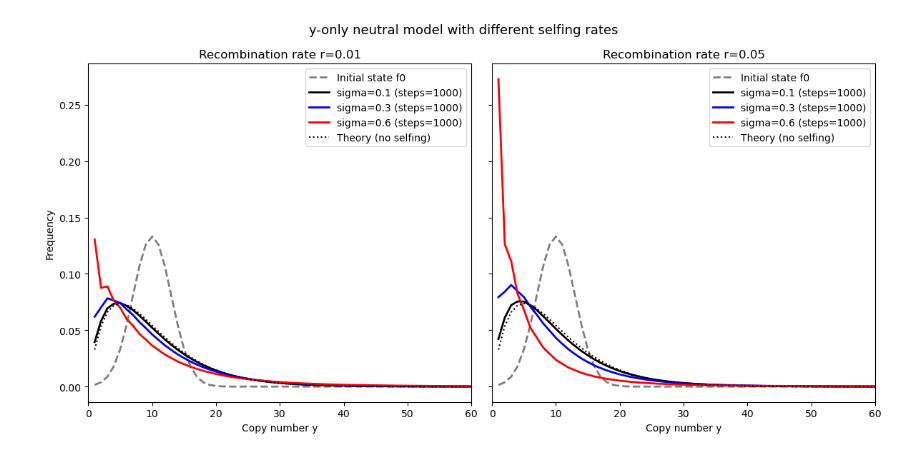
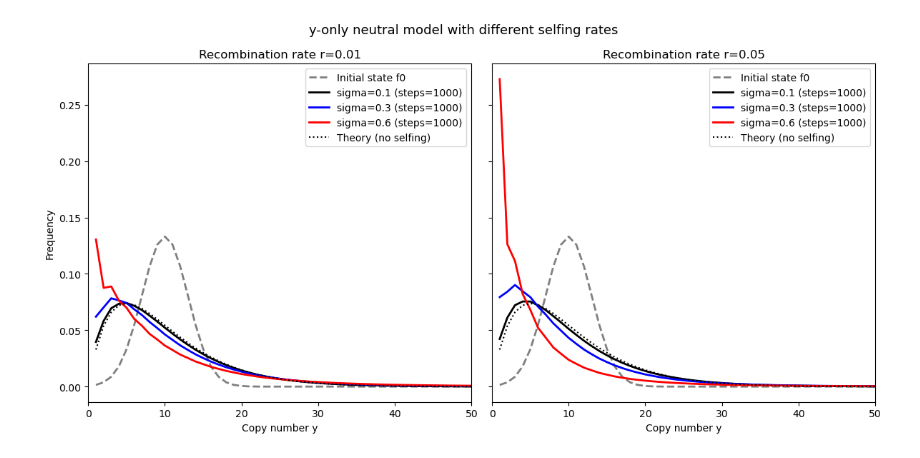
Before and after one commit to Duramenn/CNV_dynamics_2026, a Jupyter notebook: code/deterministic/D1.1_neutral_selfing.ipynb, the cells around one changed output. Saved outputs shown, nothing was run; the diff lists cells and outputs as text; code cells hidden in the pictures.

```diff
--- a/code/deterministic/D1.1_neutral_selfing.ipynb
+++ b/code/deterministic/D1.1_neutral_selfing.ipynb
@@ -21,7 +21,7 @@ def trapez_tensor(n: int) -> np.ndarray:
     return T
 
 # ---------- selfing update ----------
-def f_post_neutral_selfing(f_prior, r, sigma, T):
+def f_post_neutral_selfing(f_prior, r, sigma, T): #einsum replace for loop, faster
     f_prior = f_prior / f_prior.sum()
 
     outcross = np.einsum('kij,i,j->k', T, f_prior, f_prior, optimize=True)
@@ -40,7 +40,7 @@ def iterate_selfing(f0, r, sigma, T, tol=1e-9, max_iter=1000):
         f = f_new
     return f, max_iter
 
-# ---------- theoretical neutral stationary (sigma=0) ----------
+# ---------- theoretical neutral stationary for outcrossing (sigma=0) ----------
 def stationary_theory_from_mean(E0: float, n: int) -> np.ndarray:
     y = np.arange(1, n + 1, dtype=float)
     p = y * np.exp(-2.0 * y / E0)
@@ -53,32 +53,32 @@ if __name__ == "__main__":
     T = trapez_tensor(n)
 
     # initial distribution: gaussian around y=10
     f0 = np.exp(-((y - 10.0) ** 2) / (2 * 3.0 ** 2))
     f0 /= f0.sum()
     E0 = np.sum(y * f0)
     theory = stationary_theory_from_mean(E0, n)
 
     recomb_rates = [0.01, 0.05]
     selfing_rates = [0.1, 0.3, 0.6]   # 0=no selfing, 1=full selfing
     colors = ["black", "blue", "red"]
 
     fig, axes = plt.subplots(1, 2, figsize=(12, 6), sharey=True)
     for ax, r in zip(axes, recomb_rates):
         ax.plot(y, f0, "gray", linestyle="--", lw=2, label="Initial state f0")
         for sigma, col in zip(selfing_rates, colors):
             f_eq, steps = iterate_selfing(f0, r, sigma, T)
             ax.plot(y, f_eq, color=col, lw=2,
                     label=f"sigma={sigma} (steps={steps})")
 
         ax.plot(y, theory, "k:", lw=1.5, label="Theory (no selfing)")
         ax.set_title(f"Recombination rate r={r}")
         ax.set_xlabel("Copy number y")
-        ax.set_xlim(0, 60)
+        ax.set_xlim(0, 50)
         ax.legend()
 
     axes[0].set_ylabel("Frequency")
     fig.suptitle("y-only neutral model with different selfing rates", fontsize=13)
     plt.tight_layout()
     plt.show()
 # %% [output]
-[figure, old version]
+[figure, new version]
```
Also changed, not shown: parts of 2 cells of this notebook, 4 other files.
